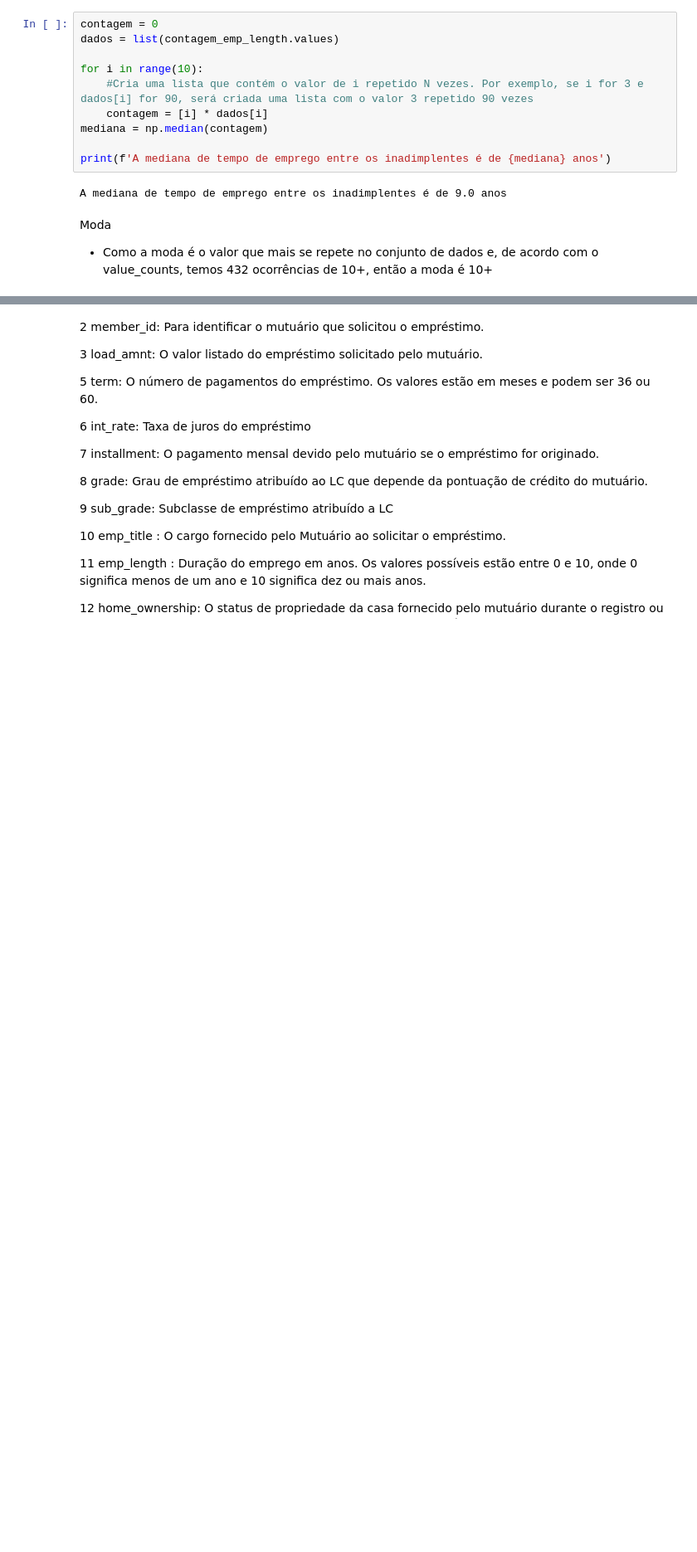
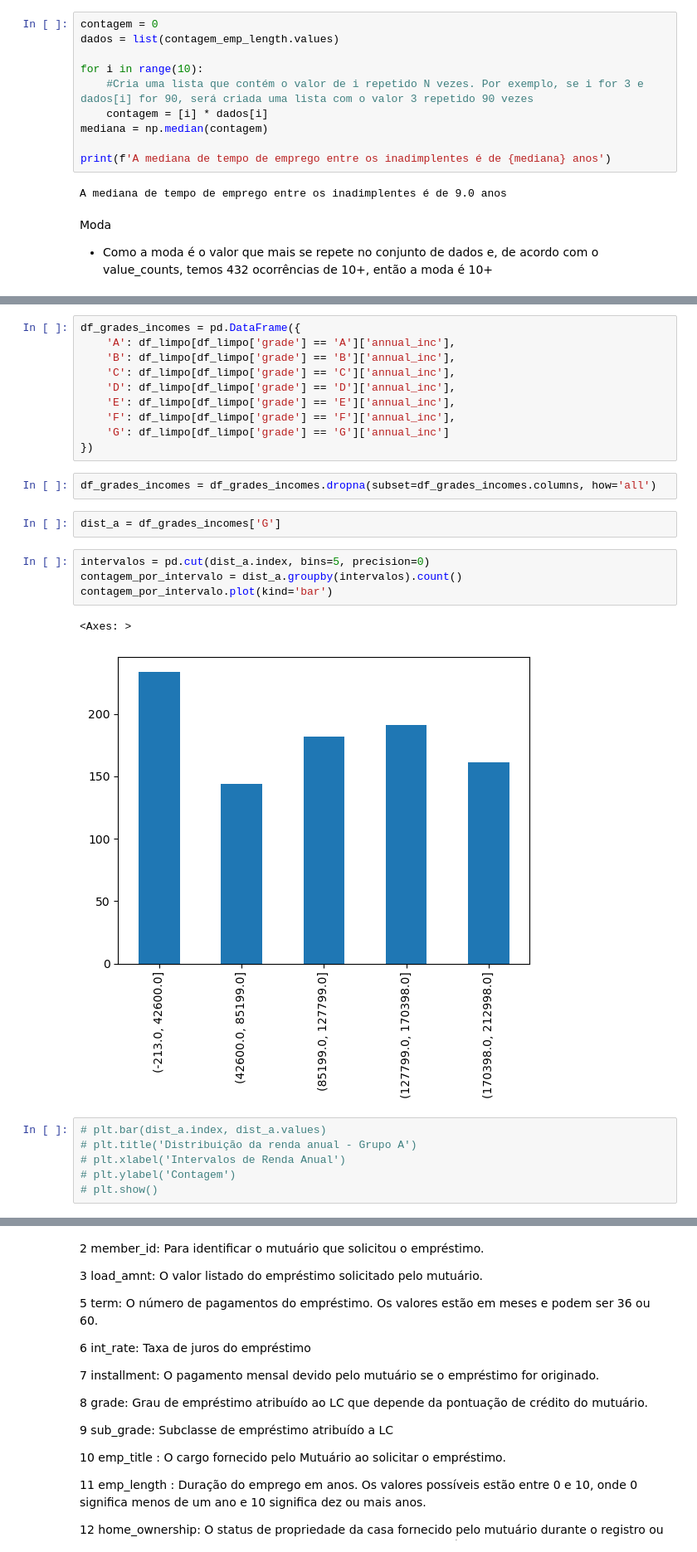
Before and after one commit to caiocguedes/credit-risk, a Jupyter notebook: analise_de_credito.ipynb, the cells around one changed output, grey strips where cells are left out. Shown at 83% size. Drawn from its saved outputs; the diff is of its cells as text; blank space fills up the shorter version.

```diff
--- a/analise_de_credito.ipynb
+++ b/analise_de_credito.ipynb
@@ -147,0 +513,27 @@ Moda
+# %%
+df_grades_incomes = pd.DataFrame({
+    'A': df_limpo[df_limpo['grade'] == 'A']['annual_inc'],
+    'B': df_limpo[df_limpo['grade'] == 'B']['annual_inc'],
+    'C': df_limpo[df_limpo['grade'] == 'C']['annual_inc'],
+    'D': df_limpo[df_limpo['grade'] == 'D']['annual_inc'],
+    'E': df_limpo[df_limpo['grade'] == 'E']['annual_inc'],
+    'F': df_limpo[df_limpo['grade'] == 'F']['annual_inc'],
+    'G': df_limpo[df_limpo['grade'] == 'G']['annual_inc']
+})
+# %%
+df_grades_incomes = df_grades_incomes.dropna(subset=df_grades_incomes.columns, how='all')
+# %%
+dist_a = df_grades_incomes['G']
+# %%
+intervalos = pd.cut(dist_a.index, bins=5, precision=0)
+contagem_por_intervalo = dist_a.groupby(intervalos).count()
+contagem_por_intervalo.plot(kind='bar')
+# %% [output]
+<Axes: >
+[figure, added]
+# %%
+# plt.bar(dist_a.index, dist_a.values)
+# plt.title('Distribuição da renda anual - Grupo A')
+# plt.xlabel('Intervalos de Renda Anual')
+# plt.ylabel('Contagem')
+# plt.show()
```
Also changed, not shown: parts of 58 cells of this notebook, 1 other file.
